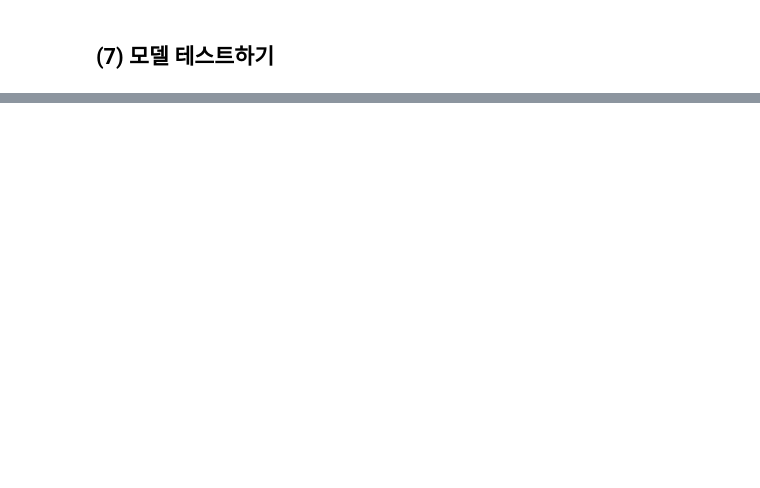
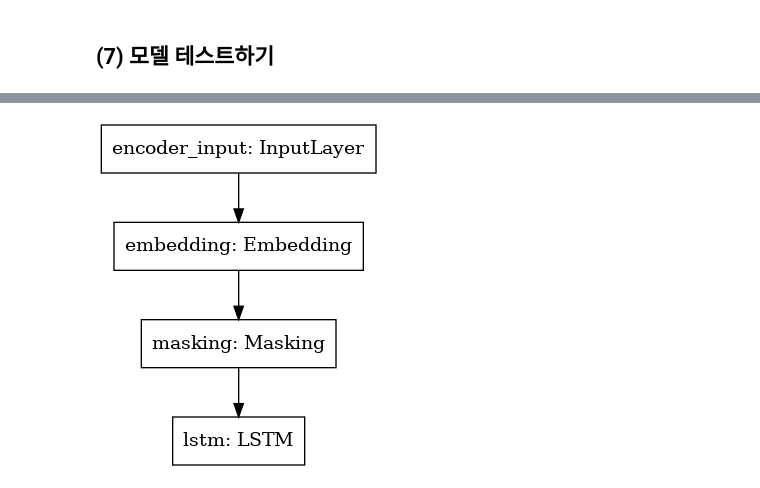
Before and after one commit to jangddu/first-repository, a Jupyter notebook: Project_Assignment/[19th_GD_NLP03].ipynb, the cells around one changed output, grey strips where cells are left out. Cells and saved outputs as stored; diff of their text form; code cells hidden in the pictures; blank space fills up the shorter version.

```diff
--- a/Project_Assignment/[19th_GD_NLP03].ipynb
+++ b/Project_Assignment/[19th_GD_NLP03].ipynb
@@ -282,2 +332,6 @@ encoder_model.summary()
+# %%
+plot_model(encoder_model)
+# %% [output]
+[figure, added]
 # %%
 # 디코더 새롭게 변화
```
Also changed, not shown: parts of 34 cells of this notebook.
